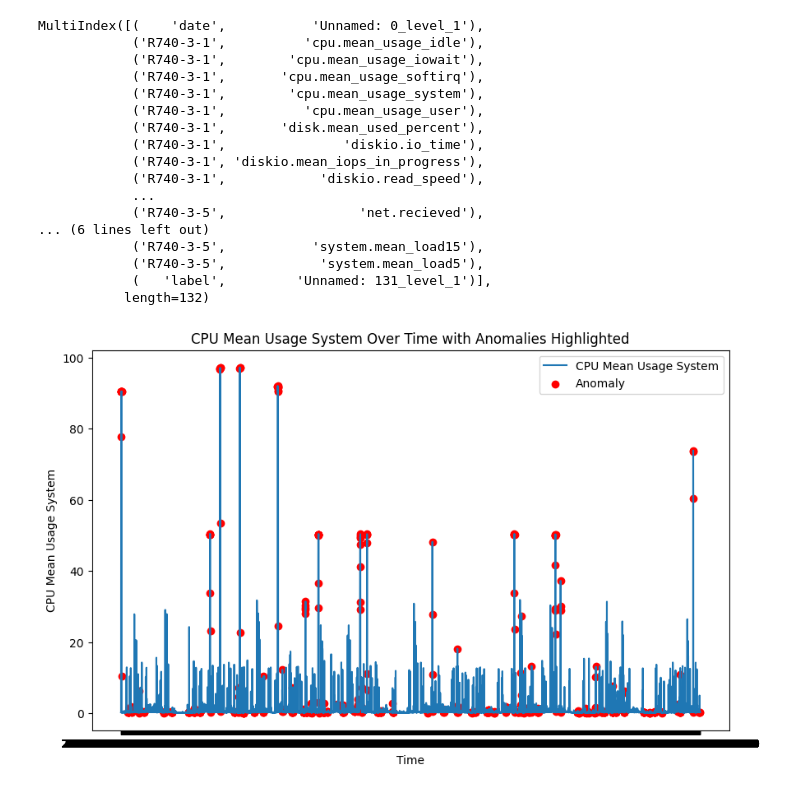
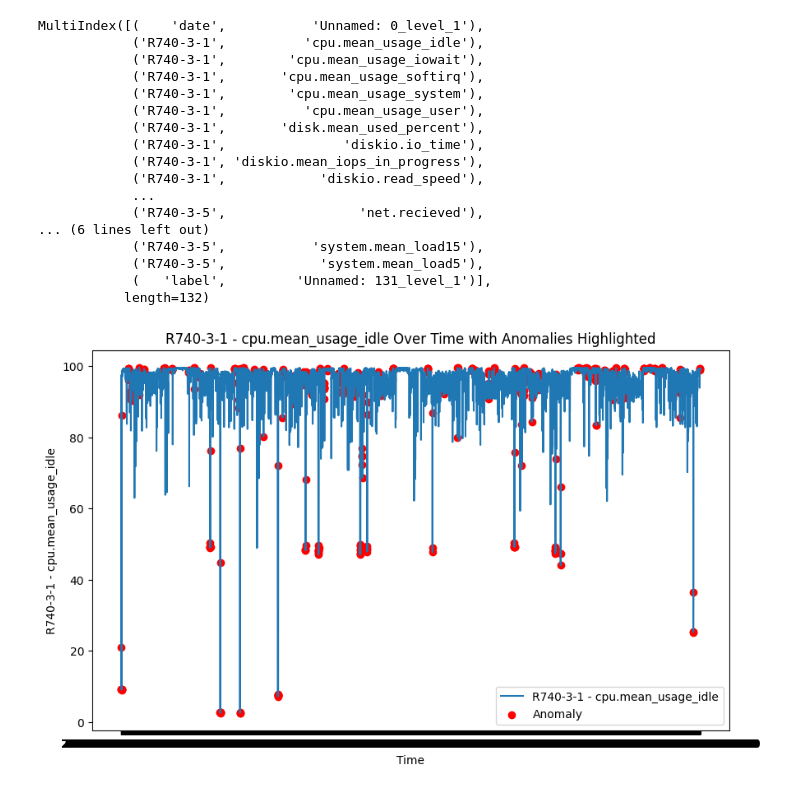
Before and after one commit to mqm1999/ResearchData, a Jupyter notebook: mbd.ipynb, the cells around one changed output. Drawn from its saved outputs; the diff is of its cells as text; code cells hidden in the pictures.

Commit message:
update multiple graphs mbd

```diff
--- a/mbd.ipynb
+++ b/mbd.ipynb
@@ -15,44 +15,48 @@ time = data[('date','Unnamed: 0_level_1')]
 
 # preprocess
 metric = data.drop([('date','Unnamed: 0_level_1'), ('label','Unnamed: 131_level_1')], axis = 1)
 metric.columns.names = ['pod','metric']
-tempm = metric.swaplevel('metric','pod',axis=1).stack()
-tempm = (tempm-tempm.mean())/(tempm.std())
-metric = tempm.unstack().swaplevel('metric','pod',axis=1).stack().unstack()
+metric = metric.stack().unstack()
 
 with open(TOPOLOGY, 'rb') as f:
     edge_index = pickle.load(f)
 
 # Extract the relevant columns
 cpu_usage = data[('R740-3-1', 'cpu.mean_usage_user')]
 labels = data[('label','Unnamed: 131_level_1')]
 
-# Plot the graph
-plt.figure(figsize=(10, 6))
-plt.plot(time, cpu_usage, label='CPU Mean Usage System')
-anomaly_points = cpu_usage[labels == 1]
-plt.scatter(time[labels == 1], anomaly_points, color='red', label='Anomaly')
-plt.xlabel('Time')
-plt.ylabel('CPU Mean Usage System')
-plt.title('CPU Mean Usage System Over Time with Anomalies Highlighted')
-plt.legend()
-plt.show()
+def plot_attribute(time, values, labels, attribute_name):
+    plt.figure(figsize=(10, 6))
+    plt.plot(time, values, label=attribute_name)
+    anomaly_points = values[labels == 1]
+    plt.scatter(time[labels == 1], anomaly_points, color='red', label='Anomaly')
+    plt.xlabel('Time')
+    plt.ylabel(attribute_name)
+    plt.title(f'{attribute_name} Over Time with Anomalies Highlighted')
+    plt.legend()
+    plt.show()
+
+# Loop through each attribute and plot
+for pod in metric.columns.levels[0]:
+    for attribute in metric[pod].columns:
+        values = metric[(pod, attribute)]
+        plot_attribute(time, values, labels, f'{pod} - {attribute}')
 # %% [output]
 MultiIndex([(    'date',           'Unnamed: 0_level_1'),
             ('R740-3-1',          'cpu.mean_usage_idle'),
             ('R740-3-1',        'cpu.mean_usage_iowait'),
             ('R740-3-1',       'cpu.mean_usage_softirq'),
             ('R740-3-1',        'cpu.mean_usage_system'),
             ('R740-3-1',          'cpu.mean_usage_user'),
             ('R740-3-1',       'disk.mean_used_percent'),
             ('R740-3-1',               'diskio.io_time'),
             ('R740-3-1', 'diskio.mean_iops_in_progress'),
             ('R740-3-1',            'diskio.read_speed'),
             ...
             ('R740-3-5',                 'net.recieved'),
 ... (6 lines left out)
             ('R740-3-5',           'system.mean_load15'),
             ('R740-3-5',            'system.mean_load5'),
             (   'label',         'Unnamed: 131_level_1')],
            length=132)
-[figure, old version]
+[figure, new version]
```
Also changed, not shown: parts of 1 cell of this notebook.
